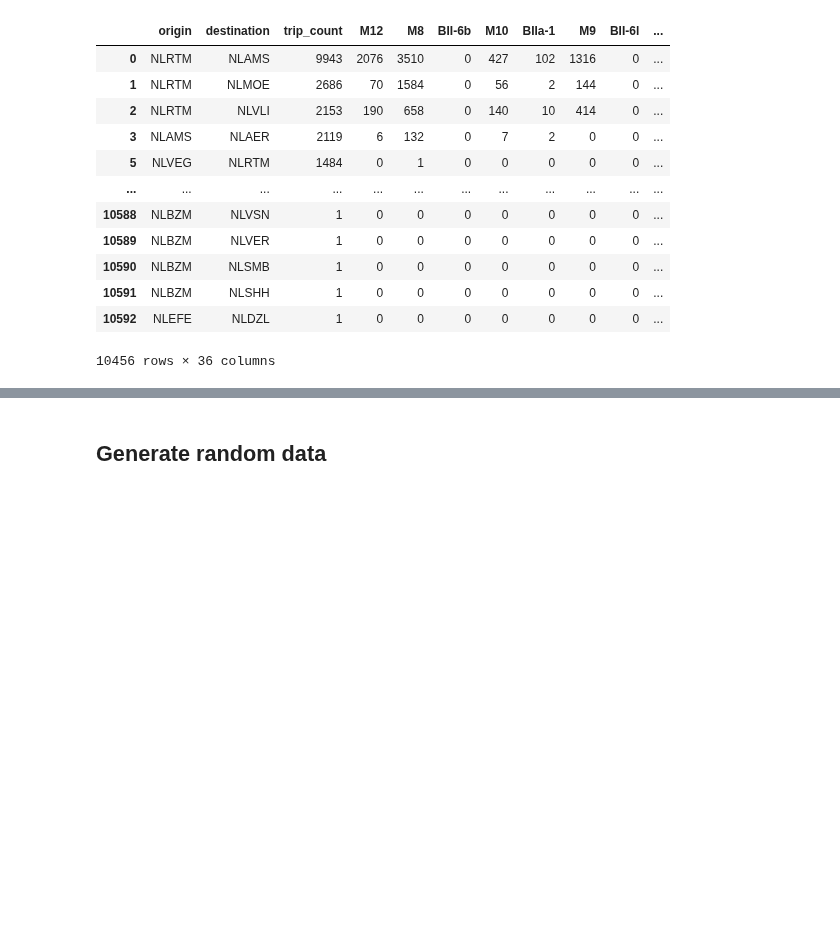
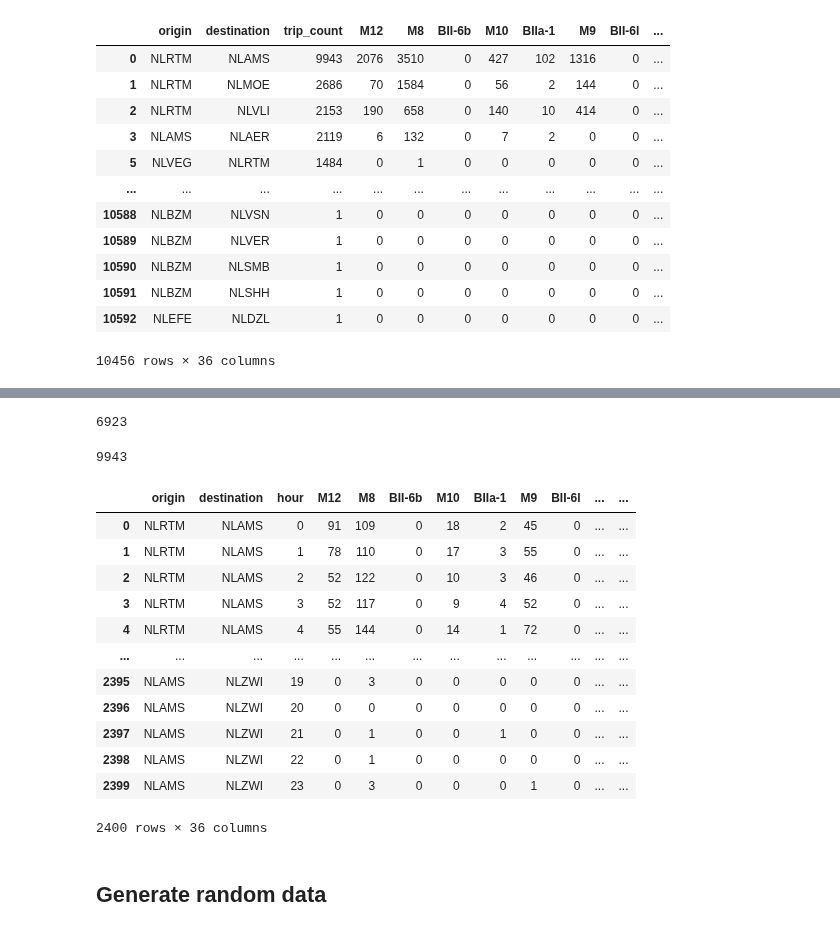
Before and after one commit to fabiandriessen/Thesis, a Jupyter notebook: 2_IVS_data_preparation.ipynb, the cells around one changed output, grey strips where cells are left out. Saved outputs shown, nothing was run; the diff lists cells and outputs as text; code cells hidden in the pictures; blank space fills up the shorter version.

```diff
--- a/2_IVS_data_preparation.ipynb
+++ b/2_IVS_data_preparation.ipynb
@@ -227,21 +263,56 @@ for i in df_2021.SK_CODE.unique():
+# %%
+# now only keep entries of trip_dict_main that are part of top 100 OD pairs
+top100 = df_main.head(100)
+top100.reset_index(drop=True, inplace=True)
+ordes = []
+for i in range(len(top100)):
+    ordes.append((top100['origin'][i], top100['destination'][i]))
+
+trip_dict_subset = {i:trip_dict_main[i] for i in trip_dict_main.keys() if (i[0],i[1]) in ordes}
+# %%
+len(trip_dict_subset.keys())
+# %% [output]
+6923
+# %%
+df_main.loc[(df_main.origin == 'NLRTM')&(df_main.destination == 'NLAMS')].trip_count.item()
+# %% [output]
+9943
 # %%
+# make dataframe dict wih a key for each column
+trip_dict_df_main = {'origin': [], 'destination': [], 'hour':[]}
+for i in df_2021.SK_CODE.unique():
+    trip_dict_df_main[i] = []
+
 # now fill this dict
-for key, value in trip_dict_main.items():
+for key in ordes:
     # append values from dict a
-    trip_dict_df_main['origin'].append(key[0])
-    trip_dict_df_main['destination'].append(key[1])
-    trip_dict_df_main['trip_count'].append(value)
-    #now append values from other dict, for each ship type
-    for ship_type in df_2021.SK_CODE.unique():
-        #if ships have travelled from A to B, append this value
-        if (key[0], key[1], ship_type) in df_t_dict.keys():
-            trip_dict_df_main[ship_type].append(df_t_dict[(key[0], key[1], ship_type)])
-        else:
-            try:
-                # else, maybe trips on path A to B are stored as B to A
-                trip_dict_df_main[ship_type].append(df_t_dict[(key[1], key[0], ship_type)])
-            except:
+    for hour in list(np.arange(0,24,1)):
+        trip_dict_df_main['origin'].append(key[0])
+        trip_dict_df_main['destination'].append(key[1])
+        trip_dict_df_main['hour'].append(hour)
+        #now append values from other dict, for each ship types
+        for ship_type in df_2021.SK_CODE.unique():
+            #if ships have travelled from A to B, append this value
+            if (key[0], key[1], ship_type, hour) in trip_dict_main.keys():
+                trip_dict_df_main[ship_type].append(trip_dict_main[(key[0], key[1], ship_type, hour)])
+            elif (key[1], key[0], ship_type, hour) in trip_dict_main.keys():
+                trip_dict_df_main[ship_type].append(trip_dict_main[(key[1], key[0], ship_type, hour)])
+            else:
                 # no? Then no ships of this type have travelled this path, append 0
                 trip_dict_df_main[ship_type].append(0)
-df_main = pd.DataFrame.from_dict(trip_dict_df_main)
-df_main
+df_main_hourly = pd.DataFrame.from_dict(trip_dict_df_main)
+df_main_hourly
+# %% [output]
+|  | origin | destination | hour | M12 | M8 | BII-6b | M10 | BIIa-1 | M9 | BII-6l | ... | ... |
+| 0 | NLRTM | NLAMS | 0 | 91 | 109 | 0 | 18 | 2 | 45 | 0 | ... | ... |
+| 1 | NLRTM | NLAMS | 1 | 78 | 110 | 0 | 17 | 3 | 55 | 0 | ... | ... |
+| 2 | NLRTM | NLAMS | 2 | 52 | 122 | 0 | 10 | 3 | 46 | 0 | ... | ... |
+| 3 | NLRTM | NLAMS | 3 | 52 | 117 | 0 | 9 | 4 | 52 | 0 | ... | ... |
+| 4 | NLRTM | NLAMS | 4 | 55 | 144 | 0 | 14 | 1 | 72 | 0 | ... | ... |
+| ... | ... | ... | ... | ... | ... | ... | ... | ... | ... | ... | ... | ... |
+| 2395 | NLAMS | NLZWI | 19 | 0 | 3 | 0 | 0 | 0 | 0 | 0 | ... | ... |
+| 2396 | NLAMS | NLZWI | 20 | 0 | 0 | 0 | 0 | 0 | 0 | 0 | ... | ... |
+| 2397 | NLAMS | NLZWI | 21 | 0 | 1 | 0 | 0 | 1 | 0 | 0 | ... | ... |
+| 2398 | NLAMS | NLZWI | 22 | 0 | 1 | 0 | 0 | 0 | 0 | 0 | ... | ... |
+| 2399 | NLAMS | NLZWI | 23 | 0 | 3 | 0 | 0 | 0 | 1 | 0 | ... | ... |
+2400 rows × 36 columns
```
Also changed, not shown: parts of 22 cells of this notebook, 1 other file.
